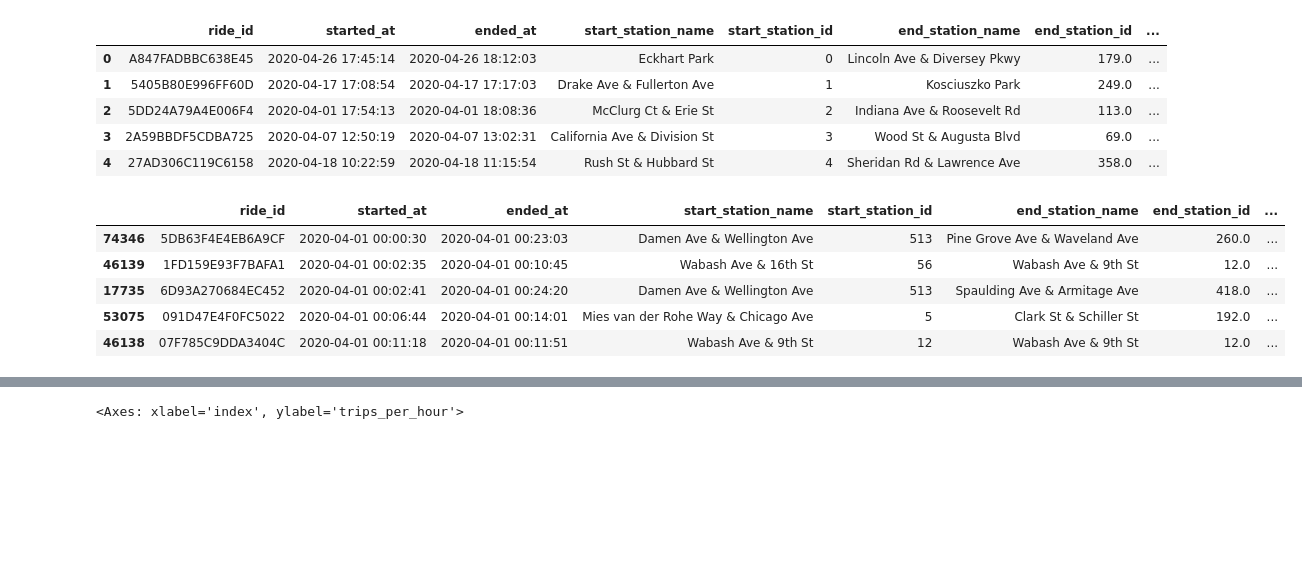
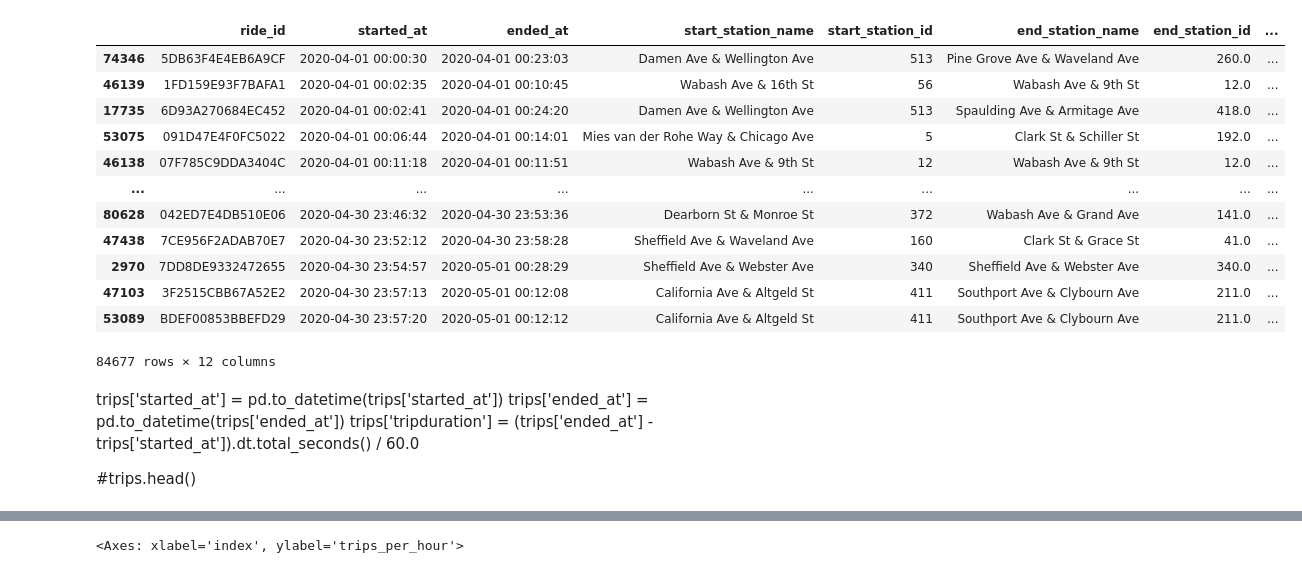
Before and after one commit to ehsanhosseini1380/torch_geometric_temporal, a Jupyter notebook: Src/divvybikes.ipynb, the cells around one changed output, grey strips where cells are left out. Drawn from its saved outputs; the diff is of its cells as text; code cells hidden in the pictures; blank space fills up the shorter version.

```diff
--- a/Src/divvybikes.ipynb
+++ b/Src/divvybikes.ipynb
@@ -21,5 +5,0 @@ trips['tripduration'] = (trips['ended_at'] - trips['started_at']).dt.total_secon
-# %%
-cols_to_drop = ["member_casual", "rideable_type", ]
-trips.dropna(inplace=True)
-trips.drop(cols_to_drop, axis=1, inplace=True)
-#trips.head()
@@ -33,25 +6,46 @@ trips.drop(cols_to_drop, axis=1, inplace=True)
-# %%
-locations = trips['start_station_id'].unique()
-new_ids = list(range(len(trips['start_station_id'].unique())))
-mapping = dict(zip(locations, new_ids))
-
-trips['start_station_id'] = trips['start_station_id'].map(mapping)
-trips['end_station_id'] = trips['end_station_id'].map(mapping)
-#trips.head()
-# %% [output]
-|  | ride_id | started_at | ended_at | start_station_name | start_station_id | end_station_name | end_station_id | ... |
-| 0 | A847FADBBC638E45 | 2020-04-26 17:45:14 | 2020-04-26 18:12:03 | Eckhart Park | 0 | Lincoln Ave & Diversey Pkwy | 179.0 | ... |
-| 1 | 5405B80E996FF60D | 2020-04-17 17:08:54 | 2020-04-17 17:17:03 | Drake Ave & Fullerton Ave | 1 | Kosciuszko Park | 249.0 | ... |
-| 2 | 5DD24A79A4E006F4 | 2020-04-01 17:54:13 | 2020-04-01 18:08:36 | McClurg Ct & Erie St | 2 | Indiana Ave & Roosevelt Rd | 113.0 | ... |
-| 3 | 2A59BBDF5CDBA725 | 2020-04-07 12:50:19 | 2020-04-07 13:02:31 | California Ave & Division St | 3 | Wood St & Augusta Blvd | 69.0 | ... |
-| 4 | 27AD306C119C6158 | 2020-04-18 10:22:59 | 2020-04-18 11:15:54 | Rush St & Hubbard St | 4 | Sheridan Rd & Lawrence Ave | 358.0 | ... |
-# %%
-trips = trips.sort_values(by="started_at")
-#trips.head()
-# %% [output]
-|  | ride_id | started_at | ended_at | start_station_name | start_station_id | end_station_name | end_station_id | ... |
-| 74346 | 5DB63F4E4EB6A9CF | 2020-04-01 00:00:30 | 2020-04-01 00:23:03 | Damen Ave & Wellington Ave | 513 | Pine Grove Ave & Waveland Ave | 260.0 | ... |
-| 46139 | 1FD159E93F7BAFA1 | 2020-04-01 00:02:35 | 2020-04-01 00:10:45 | Wabash Ave & 16th St | 56 | Wabash Ave & 9th St | 12.0 | ... |
-| 17735 | 6D93A270684EC452 | 2020-04-01 00:02:41 | 2020-04-01 00:24:20 | Damen Ave & Wellington Ave | 513 | Spaulding Ave & Armitage Ave | 418.0 | ... |
-| 53075 | 091D47E4F0FC5022 | 2020-04-01 00:06:44 | 2020-04-01 00:14:01 | Mies van der Rohe Way & Chicago Ave | 5 | Clark St & Schiller St | 192.0 | ... |
-| 46138 | 07F785C9DDA3404C | 2020-04-01 00:11:18 | 2020-04-01 00:11:51 | Wabash Ave & 9th St | 12 | Wabash Ave & 9th St | 12.0 | ... |
+# %%
+def preprocess_trips(trips_df):
+
+    trips_df.dropna(inplace=True)
+
+    locations = trips_df['start_station_id'].unique()
+    new_ids = list(range(len(locations)))
+    mapping = dict(zip(locations, new_ids))
+
+    trips_df['start_station_id'] = trips_df['start_station_id'].map(mapping)
+    trips_df['end_station_id'] = trips_df['end_station_id'].map(mapping)
+
+    trips_df["started_at"] = pd.to_datetime(trips_df["started_at"], format="%Y-%m-%d %H:%M:%S")
+    trips_df["ended_at"] = pd.to_datetime(trips_df["ended_at"], format="%Y-%m-%d %H:%M:%S")
+
+    trips['tripduration'] = (trips['ended_at'] - trips['started_at']).dt.total_seconds() / 60.0
+
+    cols_to_drop = ["member_casual", "rideable_type", ]
+    trips_df.drop(cols_to_drop, axis=1, inplace=True)
+
+    trips_df = trips.sort_values(by="started_at")
+
+    return trips_df
+# %%
+trips = pd.read_csv("../Data/divvybikes-data/divvybikes-test.csv")
+preprocess_trips(trips)
+# %% [output]
+|  | ride_id | started_at | ended_at | start_station_name | start_station_id | end_station_name | end_station_id | ... |
+| 74346 | 5DB63F4E4EB6A9CF | 2020-04-01 00:00:30 | 2020-04-01 00:23:03 | Damen Ave & Wellington Ave | 513 | Pine Grove Ave & Waveland Ave | 260.0 | ... |
+| 46139 | 1FD159E93F7BAFA1 | 2020-04-01 00:02:35 | 2020-04-01 00:10:45 | Wabash Ave & 16th St | 56 | Wabash Ave & 9th St | 12.0 | ... |
+| 17735 | 6D93A270684EC452 | 2020-04-01 00:02:41 | 2020-04-01 00:24:20 | Damen Ave & Wellington Ave | 513 | Spaulding Ave & Armitage Ave | 418.0 | ... |
+| 53075 | 091D47E4F0FC5022 | 2020-04-01 00:06:44 | 2020-04-01 00:14:01 | Mies van der Rohe Way & Chicago Ave | 5 | Clark St & Schiller St | 192.0 | ... |
+| 46138 | 07F785C9DDA3404C | 2020-04-01 00:11:18 | 2020-04-01 00:11:51 | Wabash Ave & 9th St | 12 | Wabash Ave & 9th St | 12.0 | ... |
+| ... | ... | ... | ... | ... | ... | ... | ... | ... |
+| 80628 | 042ED7E4DB510E06 | 2020-04-30 23:46:32 | 2020-04-30 23:53:36 | Dearborn St & Monroe St | 372 | Wabash Ave & Grand Ave | 141.0 | ... |
+| 47438 | 7CE956F2ADAB70E7 | 2020-04-30 23:52:12 | 2020-04-30 23:58:28 | Sheffield Ave & Waveland Ave | 160 | Clark St & Grace St | 41.0 | ... |
+| 2970 | 7DD8DE9332472655 | 2020-04-30 23:54:57 | 2020-05-01 00:28:29 | Sheffield Ave & Webster Ave | 340 | Sheffield Ave & Webster Ave | 340.0 | ... |
+| 47103 | 3F2515CBB67A52E2 | 2020-04-30 23:57:13 | 2020-05-01 00:12:08 | California Ave & Altgeld St | 411 | Southport Ave & Clybourn Ave | 211.0 | ... |
+| 53089 | BDEF00853BBEFD29 | 2020-04-30 23:57:20 | 2020-05-01 00:12:12 | California Ave & Altgeld St | 411 | Southport Ave & Clybourn Ave | 211.0 | ... |
+84677 rows × 12 columns
+# %% [markdown]
+trips['started_at'] = pd.to_datetime(trips['started_at'])
+trips['ended_at'] = pd.to_datetime(trips['ended_at'])
+trips['tripduration'] = (trips['ended_at'] - trips['started_at']).dt.total_seconds() / 60.0
+
+#trips.head()
```
Also changed, not shown: parts of 5 cells of this notebook, 2 other files.
